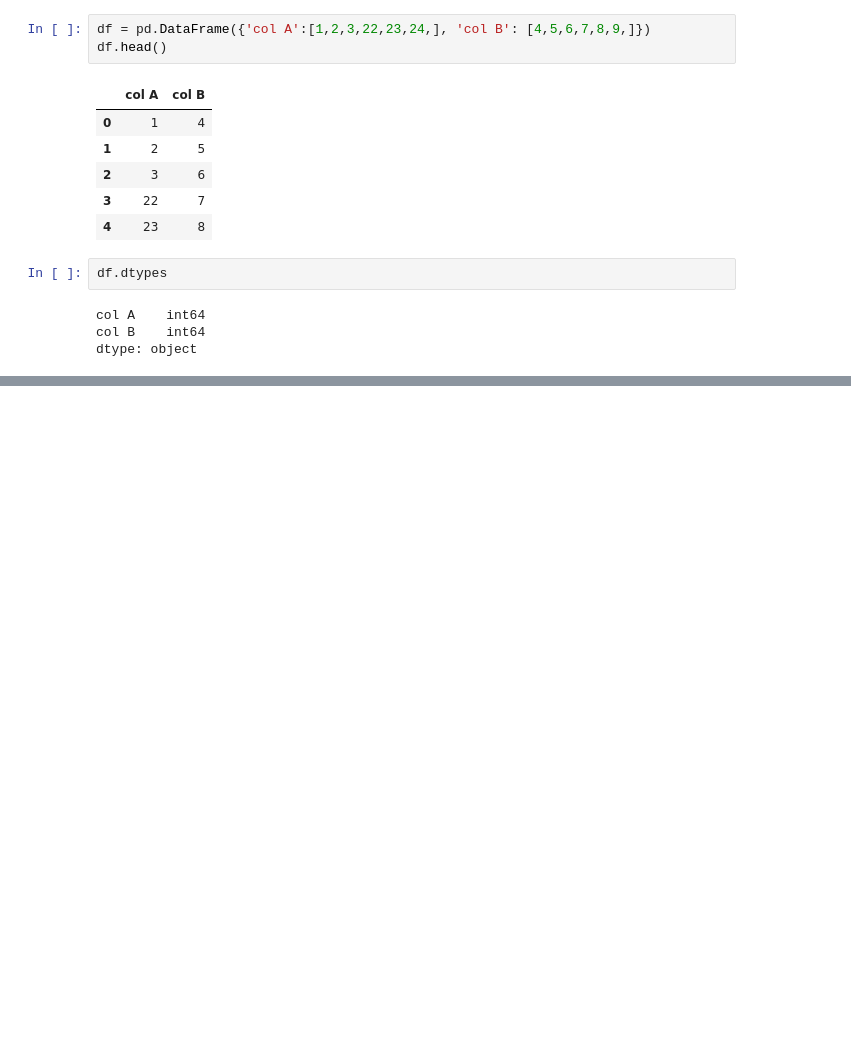
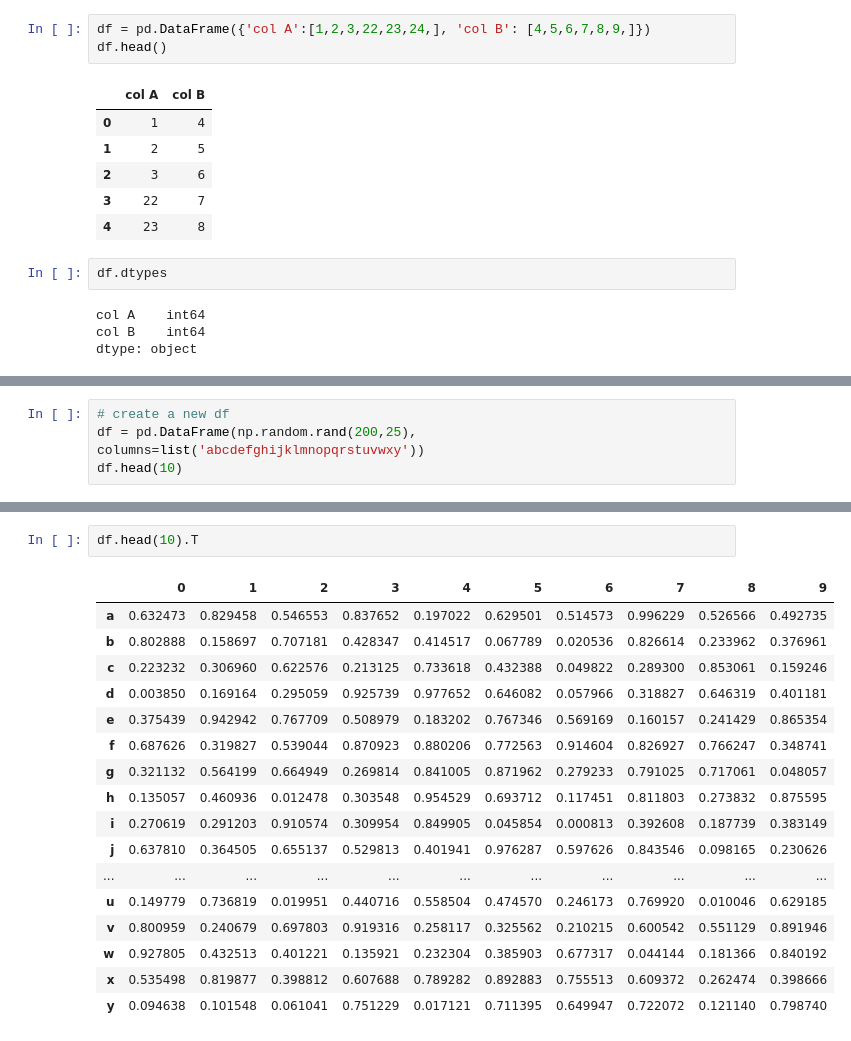
Before and after one commit to afaq386/Python-Ka-Chilla-By-Afaq-Khan, a Jupyter notebook: day_8/pandas_tips_and_trick.ipynb, the cells around one changed output, grey strips where cells are left out. Drawn from its saved outputs; the diff is of its cells as text; blank space fills up the shorter version.

```diff
--- a/day_8/pandas_tips_and_trick.ipynb
+++ b/day_8/pandas_tips_and_trick.ipynb
@@ -399,0 +965,4 @@ NameError: name 'df' is not defined
+# %%
+# create a new df
+df = pd.DataFrame(np.random.rand(200,25), columns=list('abcdefghijklmnopqrstuvwxy'))
+df.head(10)
@@ -399,0 +982,20 @@ NameError: name 'df' is not defined
+# %%
+df.head(10).T
+# %% [output]
+|  | 0 | 1 | 2 | 3 | 4 | 5 | 6 | 7 | 8 | 9 |
+| a | 0.632473 | 0.829458 | 0.546553 | 0.837652 | 0.197022 | 0.629501 | 0.514573 | 0.996229 | 0.526566 | 0.492735 |
+| b | 0.802888 | 0.158697 | 0.707181 | 0.428347 | 0.414517 | 0.067789 | 0.020536 | 0.826614 | 0.233962 | 0.376961 |
+| c | 0.223232 | 0.306960 | 0.622576 | 0.213125 | 0.733618 | 0.432388 | 0.049822 | 0.289300 | 0.853061 | 0.159246 |
+| d | 0.003850 | 0.169164 | 0.295059 | 0.925739 | 0.977652 | 0.646082 | 0.057966 | 0.318827 | 0.646319 | 0.401181 |
+| e | 0.375439 | 0.942942 | 0.767709 | 0.508979 | 0.183202 | 0.767346 | 0.569169 | 0.160157 | 0.241429 | 0.865354 |
+| f | 0.687626 | 0.319827 | 0.539044 | 0.870923 | 0.880206 | 0.772563 | 0.914604 | 0.826927 | 0.766247 | 0.348741 |
+| g | 0.321132 | 0.564199 | 0.664949 | 0.269814 | 0.841005 | 0.871962 | 0.279233 | 0.791025 | 0.717061 | 0.048057 |
+| h | 0.135057 | 0.460936 | 0.012478 | 0.303548 | 0.954529 | 0.693712 | 0.117451 | 0.811803 | 0.273832 | 0.875595 |
+| i | 0.270619 | 0.291203 | 0.910574 | 0.309954 | 0.849905 | 0.045854 | 0.000813 | 0.392608 | 0.187739 | 0.383149 |
+| j | 0.637810 | 0.364505 | 0.655137 | 0.529813 | 0.401941 | 0.976287 | 0.597626 | 0.843546 | 0.098165 | 0.230626 |
+| ... | ... | ... | ... | ... | ... | ... | ... | ... | ... | ... |
+| u | 0.149779 | 0.736819 | 0.019951 | 0.440716 | 0.558504 | 0.474570 | 0.246173 | 0.769920 | 0.010046 | 0.629185 |
+| v | 0.800959 | 0.240679 | 0.697803 | 0.919316 | 0.258117 | 0.325562 | 0.210215 | 0.600542 | 0.551129 | 0.891946 |
+| w | 0.927805 | 0.432513 | 0.401221 | 0.135921 | 0.232304 | 0.385903 | 0.677317 | 0.044144 | 0.181366 | 0.840192 |
+| x | 0.535498 | 0.819877 | 0.398812 | 0.607688 | 0.789282 | 0.892883 | 0.755513 | 0.609372 | 0.262474 | 0.398666 |
+| y | 0.094638 | 0.101548 | 0.061041 | 0.751229 | 0.017121 | 0.711395 | 0.649947 | 0.722072 | 0.121140 | 0.798740 |
```
Also changed, not shown: parts of 88 cells of this notebook, 7 other files.
